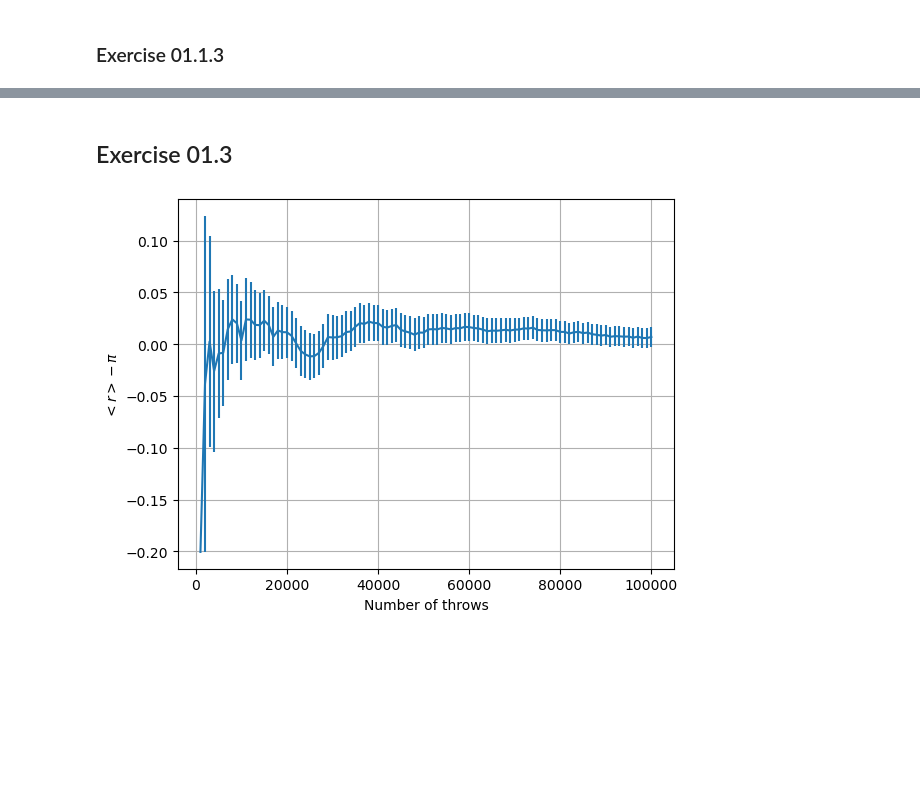
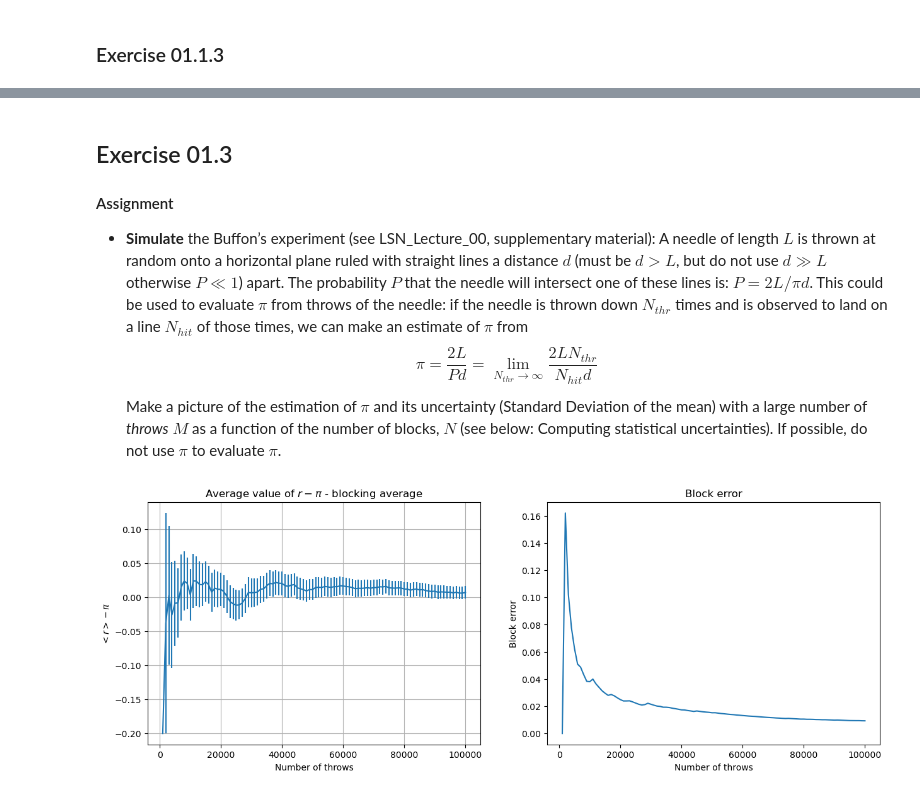
Before and after one commit to stevelonny/labsimnum, a Jupyter notebook: notebooks/exercise_01.ipynb, the cells around one changed output, grey strips where cells are left out. Saved outputs shown, nothing was run; the diff lists cells and outputs as text; code cells hidden in the pictures; blank space fills up the shorter version.

```diff
--- a/notebooks/exercise_01.ipynb
+++ b/notebooks/exercise_01.ipynb
@@ -88,13 +141,29 @@ for dist in range(3):
-# %% [markdown]
-## Exercise 01.3
+# %% [markdown]
+## Exercise 01.3
+
+#### Assignment
+- **Simulate** the Buffon’s experiment (see LSN_Lecture_00, supplementary material):  A needle of length $L$ is thrown at random onto a horizontal plane ruled with straight lines a distance $d$ (must be $d > L$, but do not use $d\gg L$ otherwise $P\ll 1$) apart. The probability $P$ that the needle will intersect one of these lines is: $P = 2L/\pi d$. This could be used to evaluate $\pi$ from throws of the needle: if the needle is thrown down $N_{thr}$ times and is observed to land on a line $N_{hit}$ of those times, we can make an estimate of $\pi$ from
+$$\pi = \frac{2L}{Pd} = \lim_{N_{thr} \to \infty}\frac{2LN_{thr}}{N_{hit}d}$$
+Make a picture of the estimation of $\pi$ and its uncertainty (Standard Deviation of the mean) with a large number of *throws* $M$ as a function of the number of blocks, $N$ (see below: Computing statistical uncertainties). If possible, do not use $\pi$ to evaluate $\pi$.
 # %%
 
 n_throws, cum_avg, block_error = np.loadtxt("../data/ex_01.3.dat", unpack=True, usecols=(0,1,2))
 
+plt.figure(figsize=(15,5))
+
+plt.subplot(1,2,1)
 plt.errorbar(n_throws, cum_avg-np.pi, yerr=block_error)
+plt.title("Average value of $r - \pi$ - blocking average")
 plt.xlabel('Number of throws')
-plt.ylabel("$<r>-\pi$")
+plt.ylabel("$<r> - \pi$")
 plt.grid(True)
+
+plt.subplot(1,2,2)
+plt.plot(n_throws, block_error)
+plt.title("Block error")
+plt.xlabel('Number of throws')
+plt.ylabel('Block error')
+
 plt.show()
 # %% [output]
-[figure, old version]
+[figure, new version]
```
Also changed, not shown: parts of 9 cells of this notebook, 6 other files.
